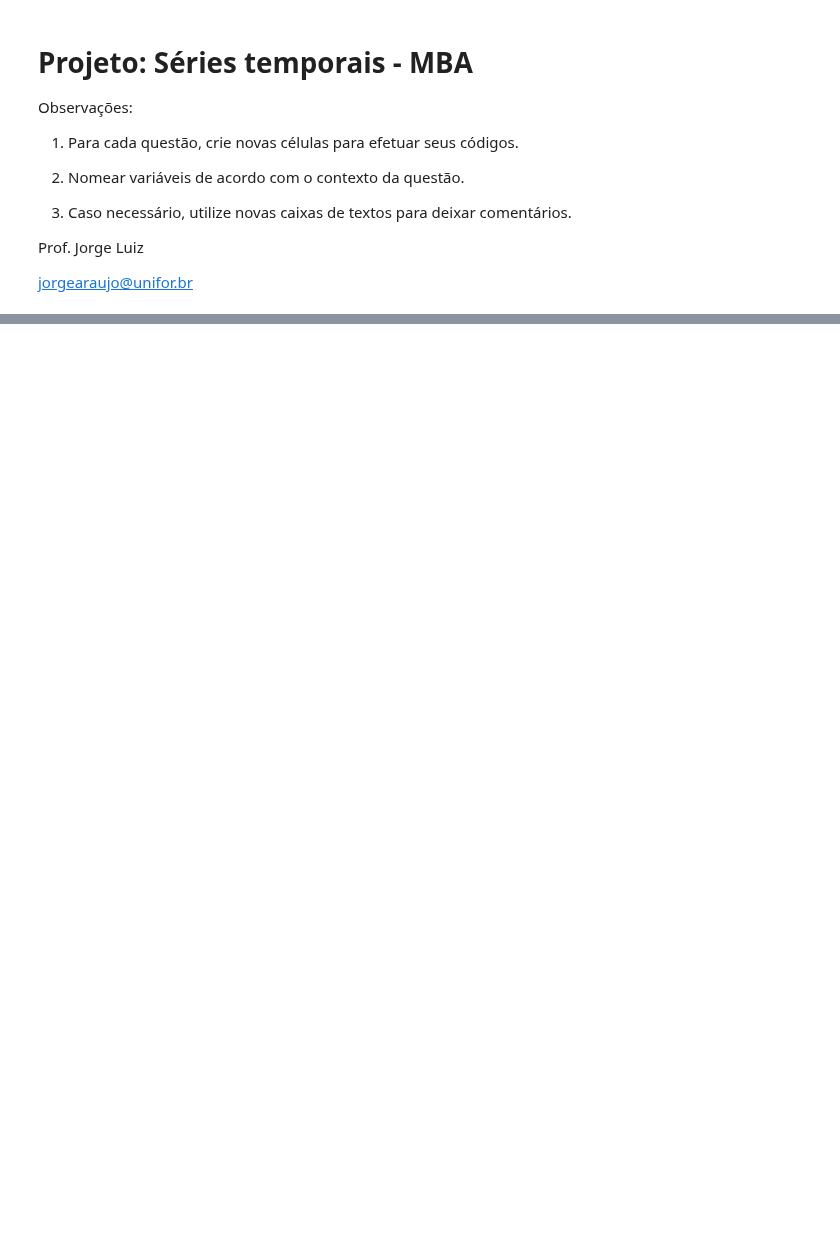
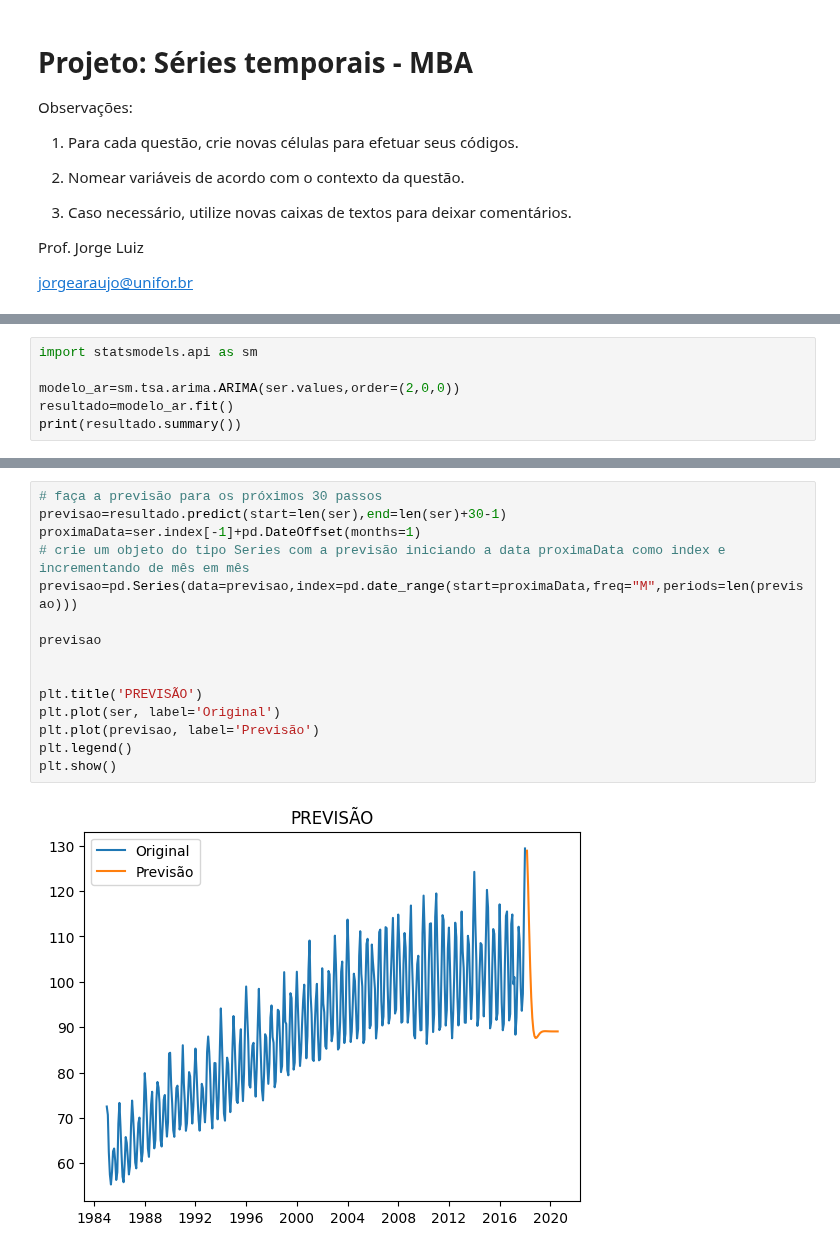
Before and after one commit to clairtonluz/MBA-em-ciencia-de-dados, a Jupyter notebook: Previsão de Series Temporais/exercicios/EXERCICIO_4.ipynb, the cells around one changed output, grey strips where cells are left out. Drawn from its saved outputs; the diff is of its cells as text; blank space fills up the shorter version.

```diff
--- a/Previsão de Series Temporais/exercicios/EXERCICIO_4.ipynb
+++ b/Previsão de Series Temporais/exercicios/EXERCICIO_4.ipynb
@@ -33,0 +52,6 @@ Você recebeu um dado chamado 'Electric_Production.csv'. Atribua-o a um datafram
+# %%
+import statsmodels.api as sm
+
+modelo_ar=sm.tsa.arima.ARIMA(ser.values,order=(2,0,0))
+resultado=modelo_ar.fit()
+print(resultado.summary())
@@ -33,0 +76,17 @@ Você recebeu um dado chamado 'Electric_Production.csv'. Atribua-o a um datafram
+# %%
+# faça a previsão para os próximos 30 passos
+previsao=resultado.predict(start=len(ser),end=len(ser)+30-1)
+proximaData=ser.index[-1]+pd.DateOffset(months=1)
+# crie um objeto do tipo Series com a previsão iniciando a data proximaData como index e incrementando de mês em mês
+previsao=pd.Series(data=previsao,index=pd.date_range(start=proximaData,freq="M",periods=len(previsao)))
+
+previsao
+
+
+plt.title('PREVISÃO')
+plt.plot(ser, label='Original')
+plt.plot(previsao, label='Previsão')
+plt.legend()
+plt.show()
+# %% [output]
+[figure, added]
```
Also changed, not shown: parts of 12 cells of this notebook, 1 other file.
